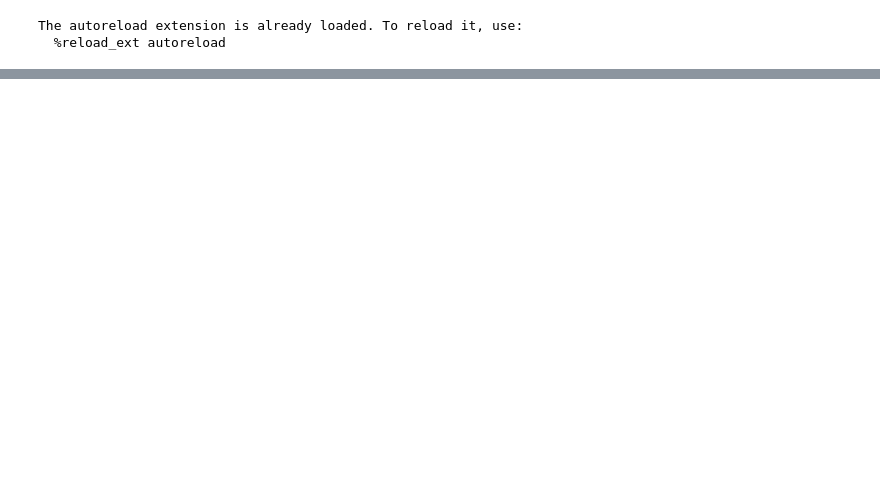
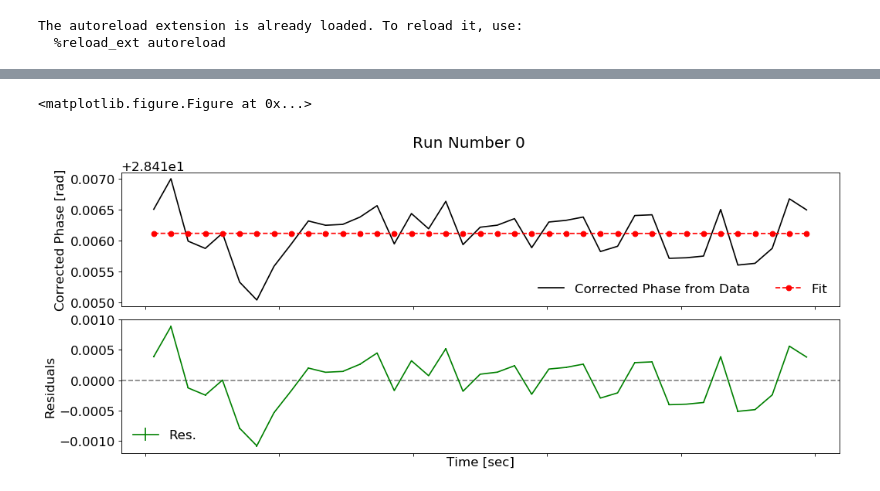
Before and after one commit to jeansom/pulsed_ffitter_current, a Jupyter notebook: pulsed_fitter_current.ipynb, the cells around one changed output, grey strips where cells are left out. Saved outputs shown, nothing was run; the diff lists cells and outputs as text; code cells hidden in the pictures; blank space fills up the shorter version.

```diff
--- a/pulsed_fitter_current.ipynb
+++ b/pulsed_fitter_current.ipynb
@@ -151,0 +177,21 @@ plt.errorbar( np.arange(len(phi2_arr)), phi2_arr, errtout_arr[:,5] )
+# %%
+for k_ind in range(ks1, ks2+1):
+    i = k_ind - ks1
+    plt.figure();
+    f, ax_arr = plt.subplots(2, 1)
+    f.suptitle("Run Number " + str(k_ind) )
+    ax_arr[0].plot( times, cp_arr_all[i], c="black", label="Corrected Phase from Data")
+    #ax_arr[0].errorbar( times, cp_fitresults_arr[i], np.amax( (np.abs(cp_fiterr_arr[i][1]+cp_fiterr_arr[i][0]*times), np.abs(cp_fiterr_arr[i][1]-cp_fiterr_arr[i][0]*times)), axis=0), c="red", ls="--", label="Fit", marker="o")
+    ax_arr[0].errorbar( times, cp_fitresults_arr[i], c="red", ls="--", label="Fit", marker="o")
+    ax_arr[1].errorbar( times, (cp_arr_all[i] - cp_fitresults_arr[i]), cp_err_all[i], c="green", label="Res.")
+    ax_arr[1].axhline(0, ls="--", c="grey")
+    ax_arr[0].legend(frameon=False, ncol=2 )
+    ax_arr[1].legend(frameon=False, ncol=2 )
+    ax_arr[1].set_xlabel("Time [sec]")
+    ax_arr[0].set_ylabel("Corrected Phase [rad]")
+    ax_arr[1].set_ylabel("Residuals")
+    plt.setp([a.get_xticklabels() for a in [f.axes[1], f.axes[0]]], visible=False)
+    f.subplots_adjust(hspace=0.1)
+# %% [output]
+<matplotlib.figure.Figure at 0x...>
+[figure, added]
```
Also changed, not shown: parts of 14 cells of this notebook, 42 other files.
